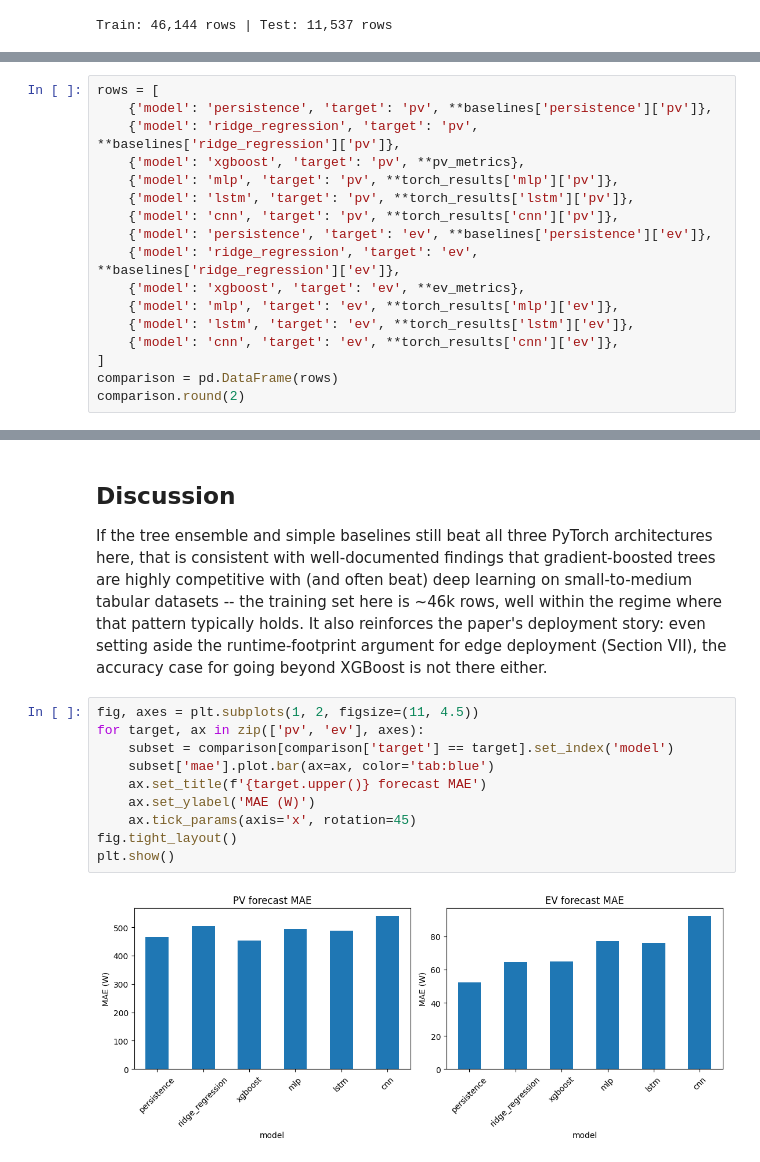
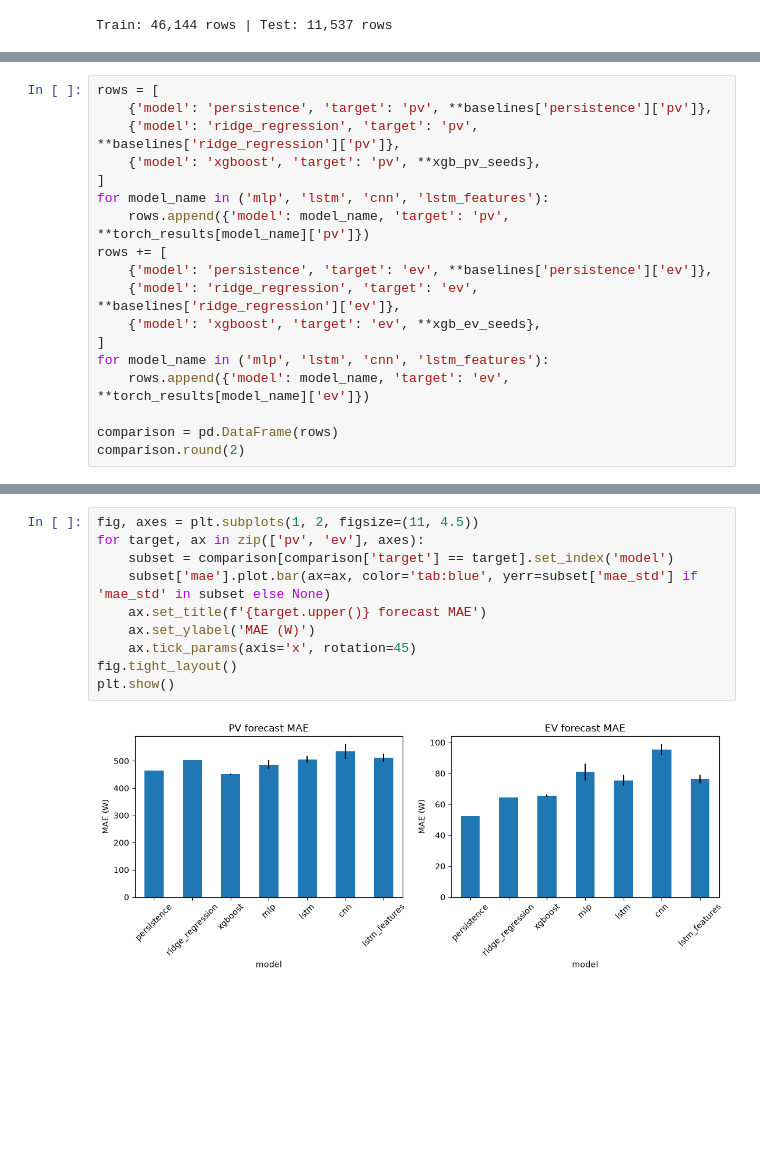
Before and after one commit to ertis-research/evloadshaping-nextgcom2026, a Jupyter notebook: notebooks/04_deep_learning_comparison.ipynb, the cells around one changed output, grey strips where cells are left out. Drawn from its saved outputs; the diff is of its cells as text; blank space fills up the shorter version.

```diff
--- a/notebooks/04_deep_learning_comparison.ipynb
+++ b/notebooks/04_deep_learning_comparison.ipynb
@@ -64,17 +65,18 @@ torch_results
 rows = [
     {'model': 'persistence', 'target': 'pv', **baselines['persistence']['pv']},
     {'model': 'ridge_regression', 'target': 'pv', **baselines['ridge_regression']['pv']},
-    {'model': 'xgboost', 'target': 'pv', **pv_metrics},
-    {'model': 'mlp', 'target': 'pv', **torch_results['mlp']['pv']},
-    {'model': 'lstm', 'target': 'pv', **torch_results['lstm']['pv']},
-    {'model': 'cnn', 'target': 'pv', **torch_results['cnn']['pv']},
+    {'model': 'xgboost', 'target': 'pv', **xgb_pv_seeds},
+]
+for model_name in ('mlp', 'lstm', 'cnn', 'lstm_features'):
+    rows.append({'model': model_name, 'target': 'pv', **torch_results[model_name]['pv']})
+rows += [
     {'model': 'persistence', 'target': 'ev', **baselines['persistence']['ev']},
     {'model': 'ridge_regression', 'target': 'ev', **baselines['ridge_regression']['ev']},
-    {'model': 'xgboost', 'target': 'ev', **ev_metrics},
-    {'model': 'mlp', 'target': 'ev', **torch_results['mlp']['ev']},
-    {'model': 'lstm', 'target': 'ev', **torch_results['lstm']['ev']},
-    {'model': 'cnn', 'target': 'ev', **torch_results['cnn']['ev']},
+    {'model': 'xgboost', 'target': 'ev', **xgb_ev_seeds},
 ]
+for model_name in ('mlp', 'lstm', 'cnn', 'lstm_features'):
+    rows.append({'model': model_name, 'target': 'ev', **torch_results[model_name]['ev']})
+
 comparison = pd.DataFrame(rows)
 comparison.round(2)
 # %% [output]
@@ -94,16 +98,12 @@ comparison.round(2)
-# %% [markdown]
-## Discussion
-
-If the tree ensemble and simple baselines still beat all three PyTorch architectures here, that is consistent with well-documented findings that gradient-boosted trees are highly competitive with (and often beat) deep learning on small-to-medium tabular datasets -- the training set here is ~46k rows, well within the regime where that pattern typically holds. It also reinforces the paper's deployment story: even setting aside the runtime-footprint argument for edge deployment (Section VII), the accuracy case for going beyond XGBoost is not there either.
 # %%
 fig, axes = plt.subplots(1, 2, figsize=(11, 4.5))
 for target, ax in zip(['pv', 'ev'], axes):
     subset = comparison[comparison['target'] == target].set_index('model')
-    subset['mae'].plot.bar(ax=ax, color='tab:blue')
+    subset['mae'].plot.bar(ax=ax, color='tab:blue', yerr=subset['mae_std'] if 'mae_std' in subset else None)
     ax.set_title(f'{target.upper()} forecast MAE')
     ax.set_ylabel('MAE (W)')
     ax.tick_params(axis='x', rotation=45)
 fig.tight_layout()
 plt.show()
 # %% [output]
-[figure, old version]
+[figure, new version]
```
Also changed, not shown: parts of 12 cells of this notebook.
